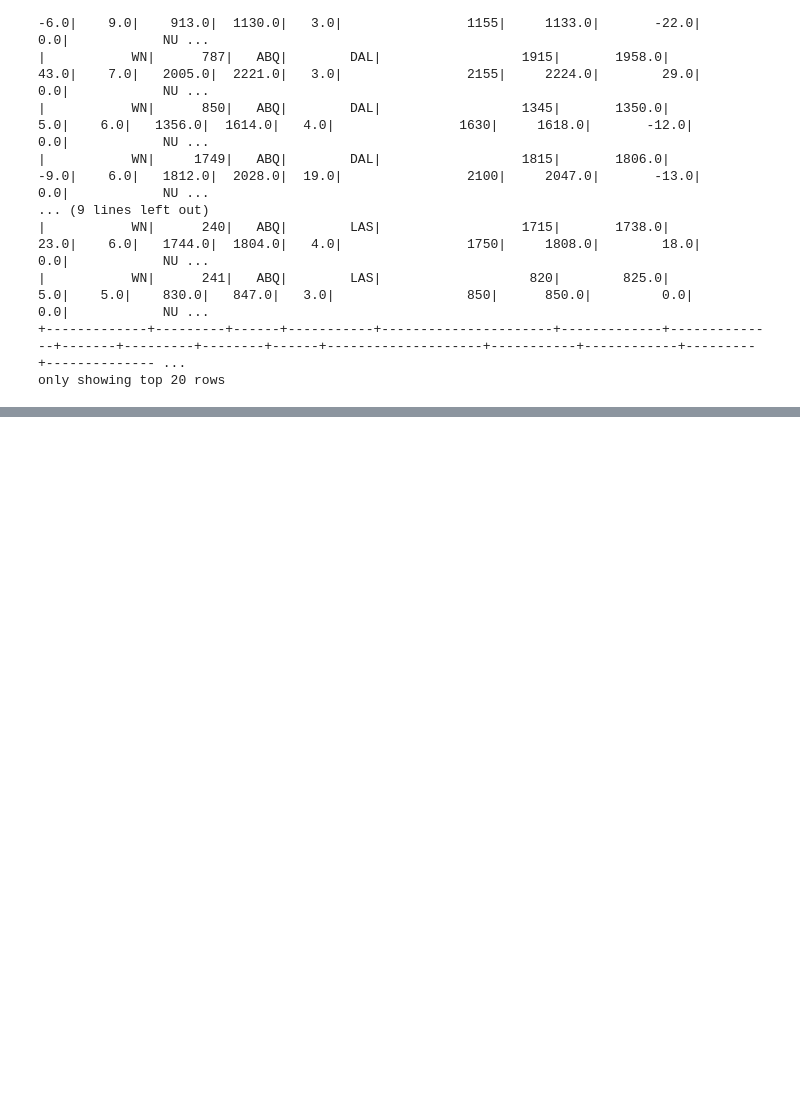
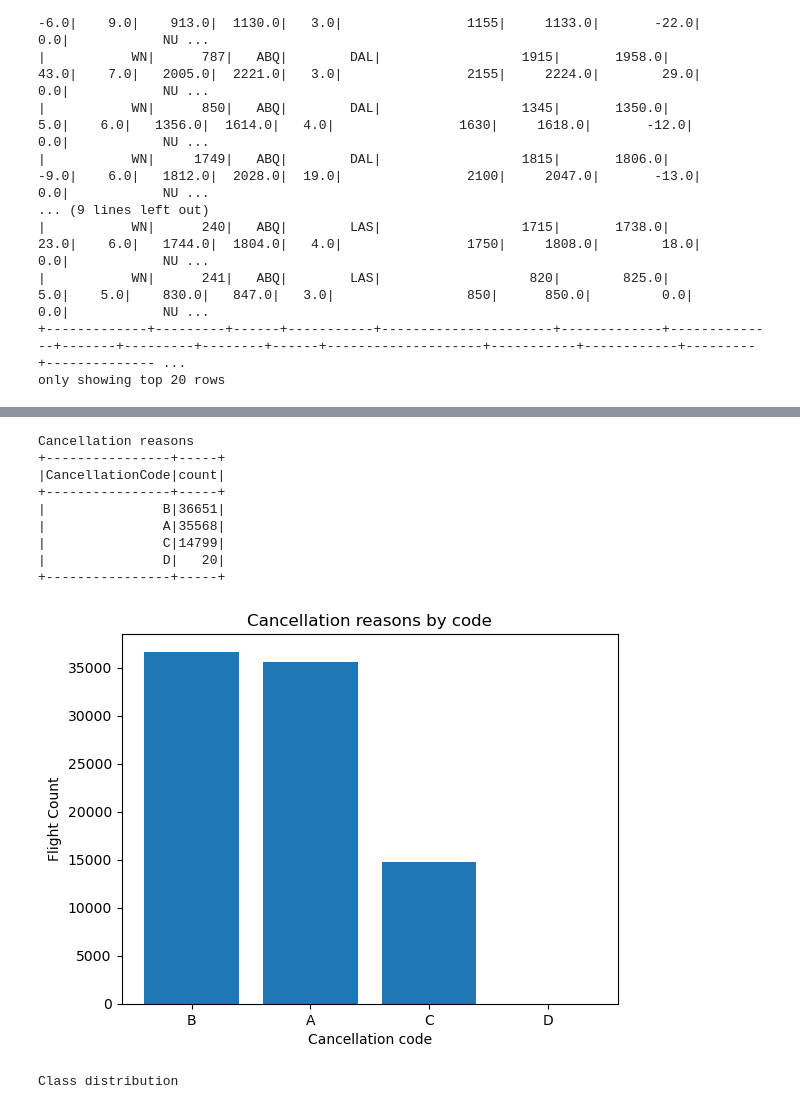
Before and after one commit to kare22/UT_BIG_DATA_project, a Jupyter notebook: project4/notebook.ipynb, the cells around one changed output, grey strips where cells are left out. Saved outputs shown, nothing was run; the diff lists cells and outputs as text; code cells hidden in the pictures; blank space fills up the shorter version.

```diff
--- a/project4/notebook.ipynb
+++ b/project4/notebook.ipynb
@@ -218,0 +170,39 @@ only showing top 20 rows
+# %%
+cancellation_counts = df_cleaned.filter(F.col("Cancelled") == 1.0) \
+                        .groupBy("CancellationCode").count().orderBy(F.desc("count")).limit(10)
+
+print("Cancellation reasons")
+cancellation_counts.show()
+
+pdf = cancellation_counts.toPandas()
+plt.figure()
+plt.bar(pdf['CancellationCode'], pdf['count'])
+plt.title('Cancellation reasons by code')
+plt.xlabel('Cancellation code')
+plt.ylabel('Flight Count')
+plt.show()
+# %% [output]
+Cancellation reasons
++----------------+-----+
+|CancellationCode|count|
++----------------+-----+
+|               B|36651|
+|               A|35568|
+|               C|14799|
+|               D|   20|
++----------------+-----+
+[figure, added]
+# %%
+total_count = cancellation_counts.agg(F.sum("count")).collect()[0][0]
+
+df = cancellation_counts.withColumn("distribution", (F.col("count") / total_count) * 100)
+
+max_count = df.agg(F.max("count")).collect()[0][0]
+min_count = df.agg(F.min("count")).collect()[0][0]
+imbalance_ratio = max_count / min_count
+
+print("Class distribution")
+df.show()
+print(f"Imbalance Ratio: {imbalance_ratio:.2f}")
+# %% [output]
+Class distribution
```
Also changed, not shown: parts of 12 cells of this notebook.
